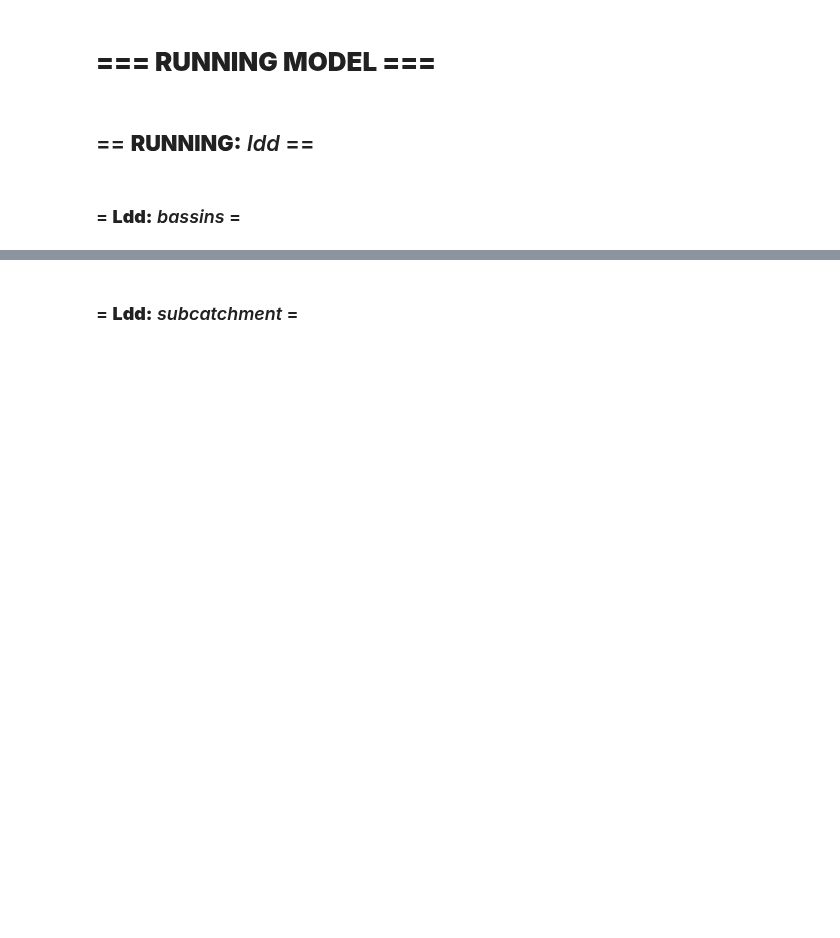
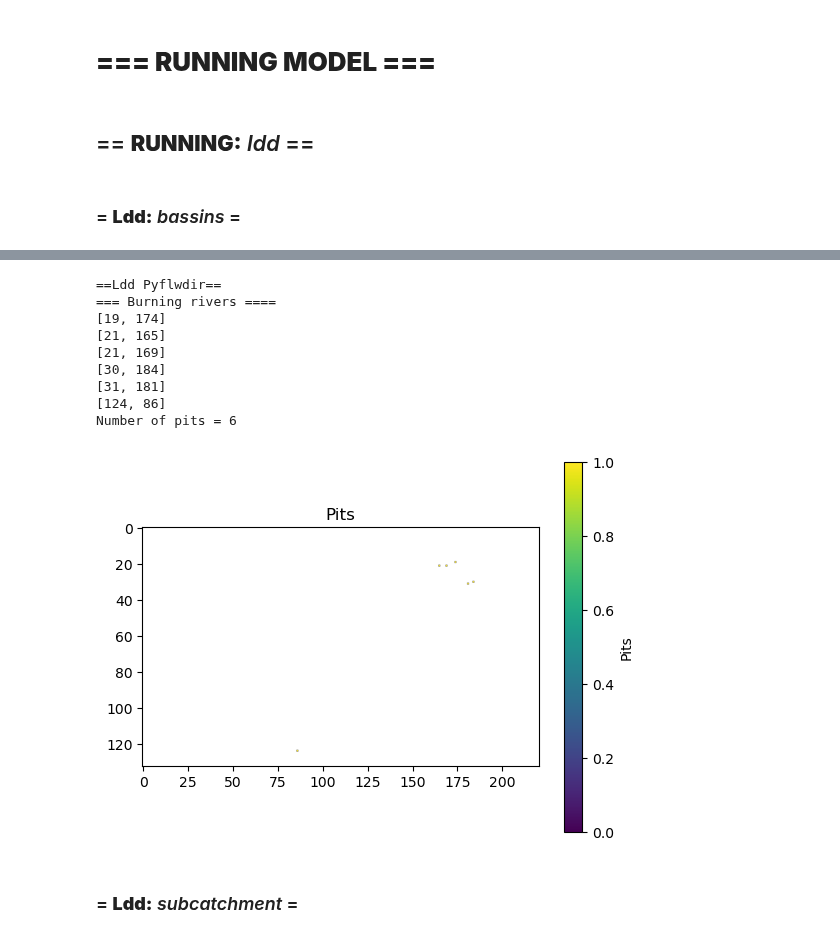
Before and after one commit to AquaPore/WflowRaster.jl, a Jupyter notebook: src/Python/Python_Pyflwdir_Wflow.ipynb, the cells around one changed output, grey strips where cells are left out. Drawn from its saved outputs; the diff is of its cells as text; code cells hidden in the pictures; blank space fills up the shorter version.

```diff
--- a/src/Python/Python_Pyflwdir_Wflow.ipynb
+++ b/src/Python/Python_Pyflwdir_Wflow.ipynb
@@ -775,3 +767,63 @@ Number of pits = 23
+# %%
+import os as os
+
+Path_Input_Dem           = os.path.join(Path_Root, Path_Julia, Filename_Input_DemJulia)
+Path_Output_Ldd          = os.path.join(Path_Root, Path_Python, Filename_Output_Ldd)
+Path_Input_River_Geojson = os.path.join(Path_Root, Path_Gis, Filename_Input_RiverShp)
+Path_Output_Pits_Bassins         = os.path.join(Path_Root, Path_Python, Filename_Output_PitsBassins)
+
+print("==Ldd Pyflwdir==")
+crs, Ldd_Basins, Ldd_BassinsFlwdirRaster = DEM_2_LDD_PYFLWDIR(
+	Path_Input_Dem,
+	Path_Output_Ldd,
+	outlets      = "edge",
+	Idxs_pit     = None)
+
+if not(Ldd_BassinsFlwdirRaster.isvalid):
+    print("========= Ldd_Basins_FlwdirRaster not valid ========")
+
+if Flag_BurnRiver:
+	River_Geopandas = geopandas.read_file(Path_Input_River_Geojson)
+	Ldd_Bassins = DEM_2_LDD_HYDROMT(
+		Path_Input_Dem,
+		Path_Output_Ldd,
+		Param_PitMaxDepth = Param_PitMaxDepth,
+		Param_RiverDepth  = Param_RiverDepth,
+		Param_NoData      = Param_NoData,
+		outlets           = "edge",
+		River             = River_Geopandas,
+		Idxs_pit          = None,
+		Flag_BurnRiver    = Flag_BurnRiver)
+else:
+	Ldd_Bassins = DEM_2_LDD_HYDROMT(
+		Path_Input_Dem,
+		Path_Output_Ldd,
+		Param_PitMaxDepth = Param_PitMaxDepth,
+		Param_RiverDepth  = Param_RiverDepth,
+		Param_NoData      = Param_NoData,
+		outlets           = "edge",
+		River             = River_Geopandas,
+		Idxs_pit          = None,
+		Flag_BurnRiver    = Flag_BurnRiver)
+
+N_Pits, Pits = LDD_2_PITS(Ldd_Bassins)
+
+iiPits_Vector = Ldd_BassinsFlwdirRaster.idxs_pit
+
+# PITS_PLOTTING(crs, Ldd_BassinsFlwdirRaster, iiPits_Vector, Path_Output_Pits_Bassins)
+
+# PLOT_MAPS(Ldd, "Ldd", 1, 9)
+# %% [output]
+==Ldd Pyflwdir==
+=== Burning rivers ====
+[19, 174]
+[21, 165]
+[21, 169]
+[30, 184]
+[31, 181]
+[124, 86]
+Number of pits = 6
+[figure, added]
 # %% [markdown]
 ### = **Ldd:** *subcatchment* =
 # %%
```
Also changed, not shown: parts of 11 cells of this notebook, 3 other files.
